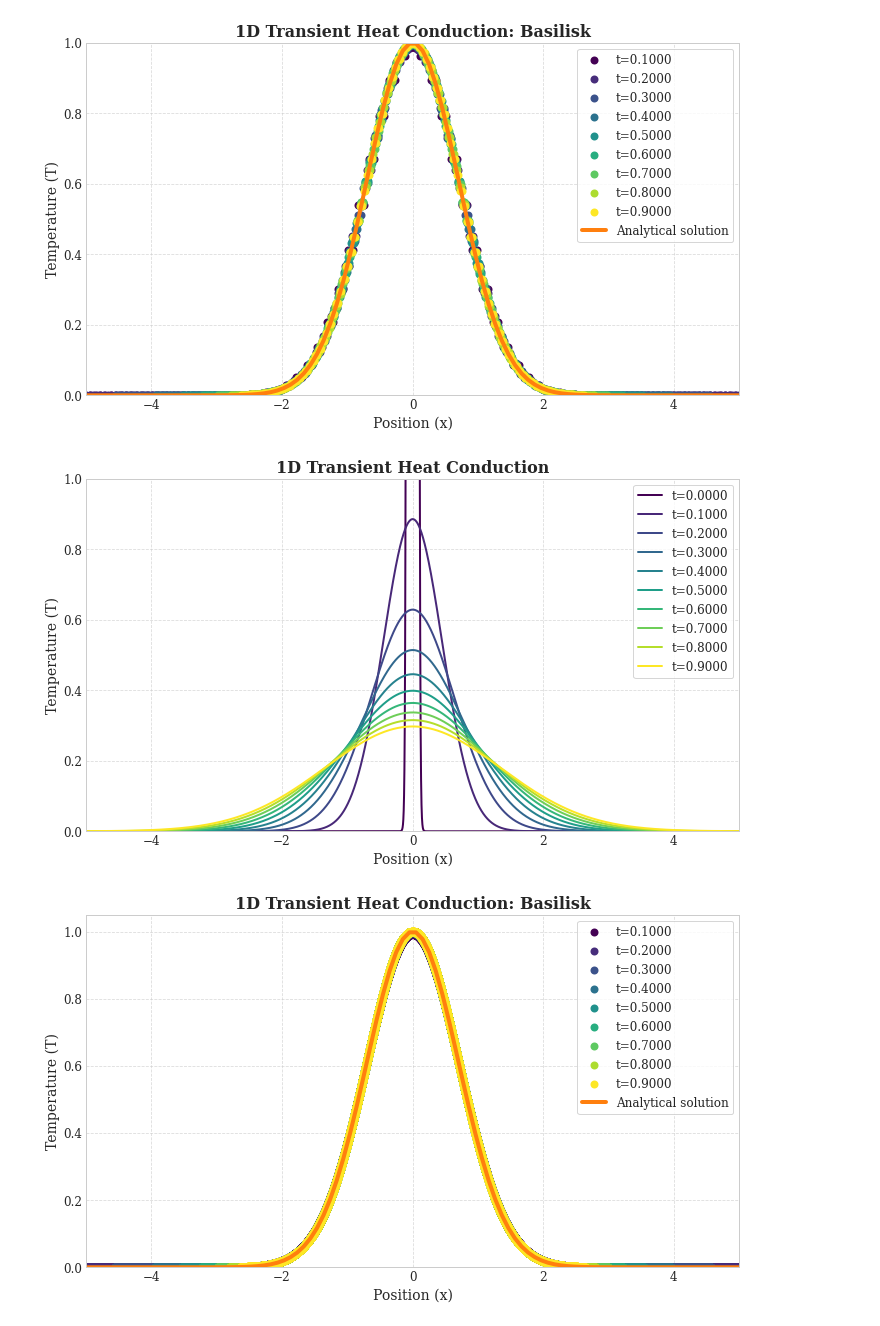
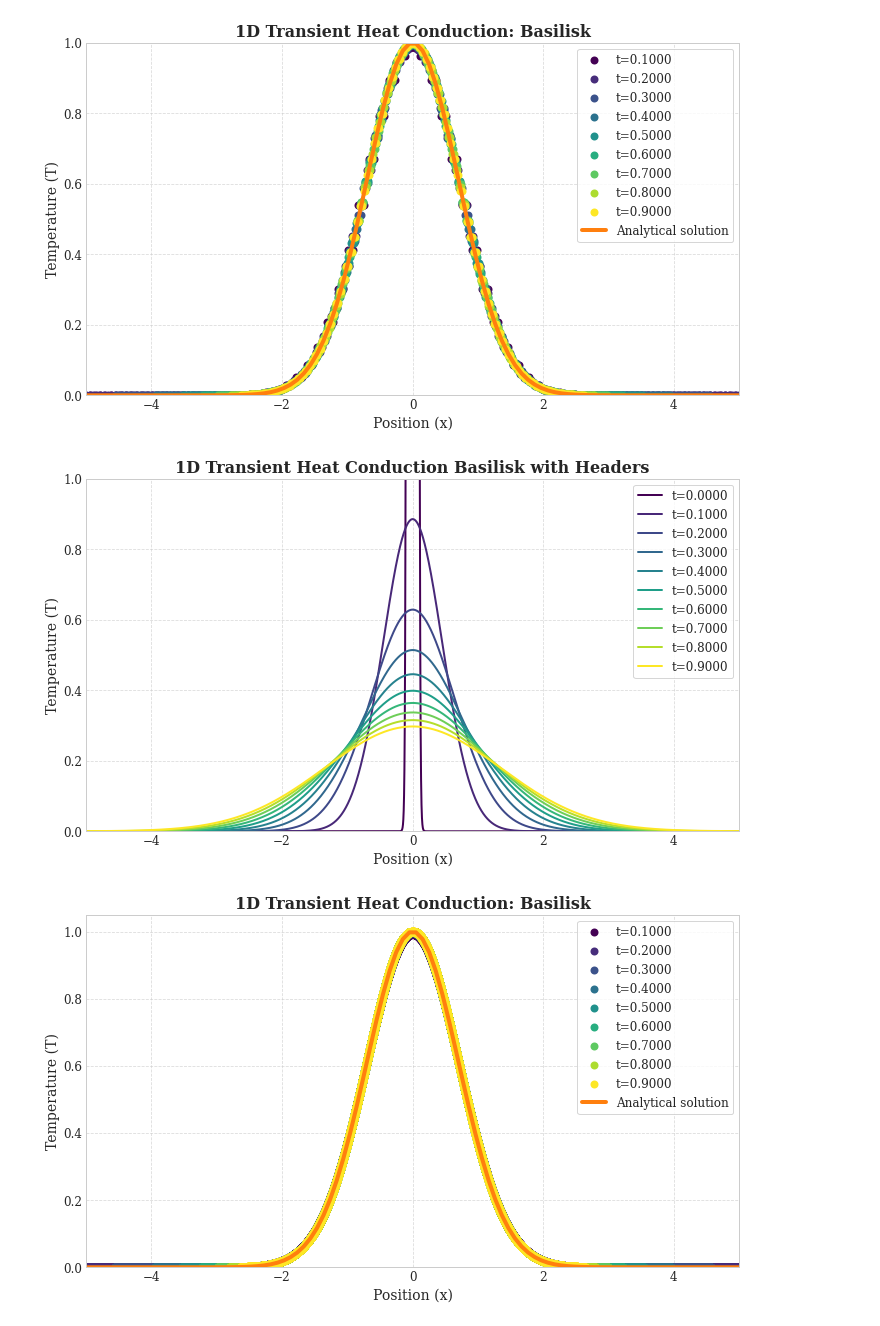
Before and after one commit to comphy-lab/Basilisk-101nano, a Jupyter notebook: postProcess/1-conduction.ipynb, the cells around one changed output. Saved outputs shown, nothing was run; the diff lists cells and outputs as text; code cells hidden in the pictures.

```diff
--- a/postProcess/1-conduction.ipynb
+++ b/postProcess/1-conduction.ipynb
@@ -329,35 +384,36 @@ L0 = 10.0
 X0 = -L0/2
 tsnap = 0.1
 tmax = 1.0
 timeSeries = np.arange(0, tmax, tsnap)
 COLOR = plt.cm.viridis(np.linspace(0, 1, len(timeSeries)))
 
 # Create the figure
 fig, ax = plt.subplots()
 for t, c in zip(timeSeries, COLOR):
     # Load the simulation results
     data = pd.read_csv(f'../testCases/1-conduction-transient-basilisk-withHeaders/intermediate/snapshot-{t:0.4f}.csv', header=None, names=['x', 'T'])
     # Plot numerical solution
     ax.plot(data['x'], data['T'], '-', color=c, linewidth=2, label=f't={t:0.4f}')
 
 # Add labels and title
 ax.set_xlabel('Position (x)', fontsize=14)
 ax.set_ylabel('Temperature (T)', fontsize=14)
-ax.set_title('1D Transient Heat Conduction', fontsize=16, fontweight='bold')
+ax.set_title('1D Transient Heat Conduction Basilisk with Headers', fontsize=16, fontweight='bold')
 
 # Add grid and legend
 ax.grid(True, linestyle='--', alpha=0.7)
 ax.legend(frameon=True, fontsize=12)
 
 # Set axis limits
 ax.set_xlim(-L0/2, L0/2)
 ax.set_ylim(0.0, 1.0)
 
 plt.tight_layout()
+fig.patch.set_facecolor('white')
 plt.savefig('img/1-conduction-transient-basilisk-withHeaders-NonUniversal.png')
 plt.show()
 # %% [output]
-[figure, old version]
+[figure, new version]
 # %%
 # ## Visualization of Results
 #
```
Also changed, not shown: parts of 7 cells of this notebook, 5 other files.
